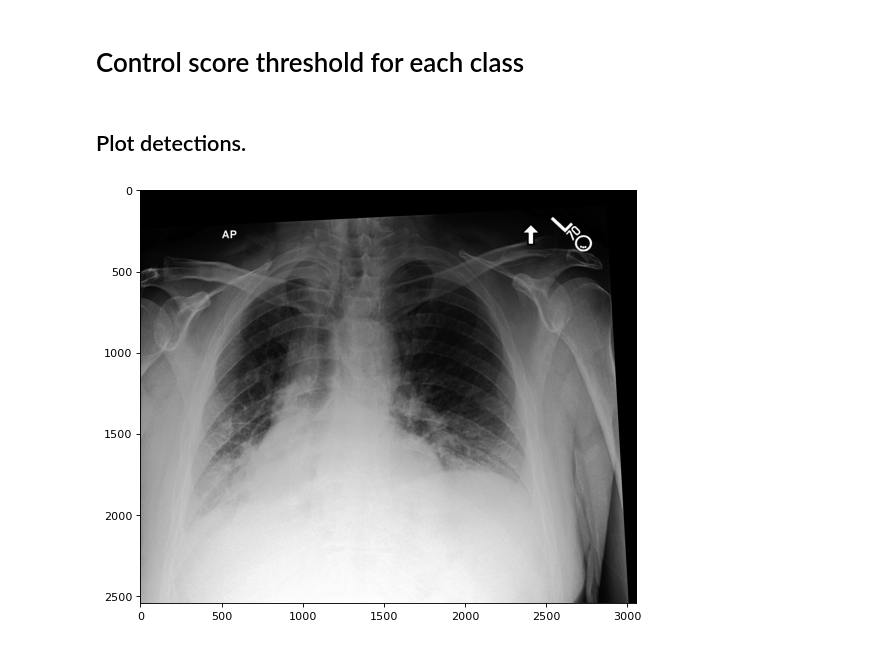
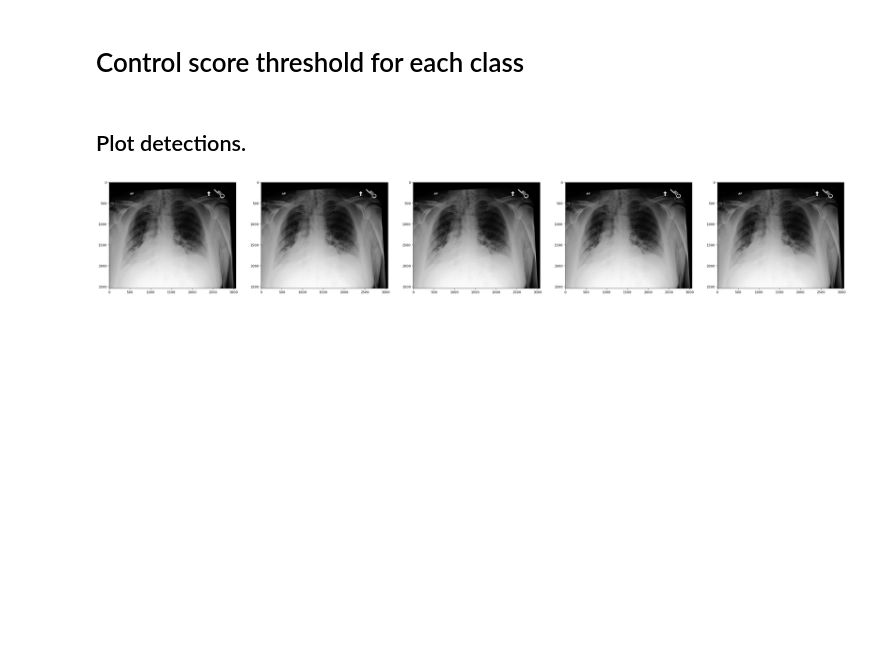
Before and after one commit to ChihchengHsieh/multimodal-abnormalities-detection, a Jupyter notebook: [5] pred.ipynb, the cells around one changed output. Cells and saved outputs as stored; diff of their text form; code cells hidden in the pictures; blank space fills up the shorter version.

```diff
--- a/[5] pred.ipynb
+++ b/[5] pred.ipynb
@@ -75,15 +75,15 @@ dataset_params_dict = {
     "labels_cols": labels_cols,
 }
 
+# detect_eval_dataset = ReflacxDataset(
+#     **{**dataset_params_dict, "dataset_mode": "unified",},
+#     transforms=get_transform(train=False),
+# )
+
 detect_eval_dataset = ReflacxDataset(
-    **{**dataset_params_dict, "dataset_mode": "unified",},
+    **{**dataset_params_dict, "dataset_mode": "normal",},
     transforms=get_transform(train=False),
 )
-
-# detect_eval_dataset = ReflacxDataset(
-#     **{**dataset_params_dict, "dataset_mode": "normal",},
-#     transforms=get_transform(train=False),
-# )
 # %% [markdown]
 ## Load the tarining history to plot the loss curves and evaluation result for the loaded model.
 # %% [markdown]
@@ -145,51 +145,51 @@ score_thres= {
 # %%
 # [k for k , v in dict(detect_eval_dataset.df.dicom_id.value_counts()).items() if v >=5]
 # %%
-# from data.dataset import collate_fn
-# import matplotlib.pyplot as plt
-# from matplotlib.patches import Rectangle
-# import PIL
+from data.dataset import collate_fn
+import matplotlib.pyplot as plt
+from matplotlib.patches import Rectangle
+import PIL
 
-# dataset = detect_eval_dataset
+dataset = detect_eval_dataset
 
-# for dicom_id in ['977eb09d-c5d88197-de0097d8-2a60dcb2-f3d335c8']:
+for dicom_id in ['977eb09d-c5d88197-de0097d8-2a60dcb2-f3d335c8']:
 
-#     idxs = detect_eval_dataset.get_idxs_from_dicom_id(dicom_id)
-#     fig, axes = plt.subplots(1, len(idxs), figsize=(len(idxs)*8, 10), dpi=80, sharex=True)
+    idxs = detect_eval_dataset.get_idxs_from_dicom_id(dicom_id)
+    fig, axes = plt.subplots(1, len(idxs), figsize=(len(idxs)*8, 10), dpi=80, sharex=True)
 
-#     for i, idx in enumerate(idxs):
-#         data = collate_fn([dataset[idx]])
-#         data = dataset.prepare_input_from_data(data, device)
-#         target = data[-1][0]
-#         gt_recs = []
-#         # fig.suptitle(dicom_id)
+    for i, idx in enumerate(idxs):
+        data = collate_fn([dataset[idx]])
+        data = dataset.prepare_input_from_data(data, device)
+        target = data[-1][0]
+        gt_recs = []
+        # fig.suptitle(dicom_id)
 
-#         plot_ax = axes[i] if len(idxs) > 1 else axes
+        plot_ax = axes[i] if len(idxs) > 1 else axes
 
-#         img = PIL.Image.open(target["image_path"]).convert("RGB")
-#         plot_ax.imshow(img)
+        img = PIL.Image.open(target["image_path"]).convert("RGB")
+        plot_ax.imshow(img)
 
-#         for label, bbox in zip(
-#                 target["labels"].detach().cpu().numpy(), target["boxes"].detach().cpu().numpy()
-#             ):
-#             disease = detect_eval_dataset.label_idx_to_disease(label)
-#             c = disease_cmap['solid'][disease]
-#             gt_recs.append(
-#                 Rectangle(
-#                     (bbox[0], bbox[1]),
-#                     bbox[2] - bbox[0],
-#                     bbox[3] - bbox[1],
-#                     fill=False,
-#                     color=c,
-#                     linewidth=2,
-#                 )
-#             )
-#             plot_ax.text(bbox[0], bbox[1], disease, color="black", backgroundcolor=c)
+        # for label, bbox in zip(
+        #         target["labels"].detach().cpu().numpy(), target["boxes"].detach().cpu().numpy()
+        #     ):
+        #     disease = detect_eval_dataset.label_idx_to_disease(label)
+        #     c = disease_cmap['solid'][disease]
+        #     gt_recs.append(
+        #         Rectangle(
+        #             (bbox[0], bbox[1]),
+        #             bbox[2] - bbox[0],
+        #             bbox[3] - bbox[1],
+        #             fill=False,
+        #             color=c,
+        #             linewidth=2,
+        #         )
+        #     )
+        #     plot_ax.text(bbox[0], bbox[1], disease, color="black", backgroundcolor=c)
 
-#         for rec in gt_recs:
-#             plot_ax.add_patch(rec)
+        # for rec in gt_recs:
+        #     plot_ax.add_patch(rec)
 # %% [output]
-[figure, old version]
+[figure, new version]
 # %%
 %matplotlib inline
 idx= detect_eval_dataset.get_idxs_from_dicom_id(dicom_id)[0]
```
Also changed, not shown: parts of 1 cell of this notebook, 9 other files.
